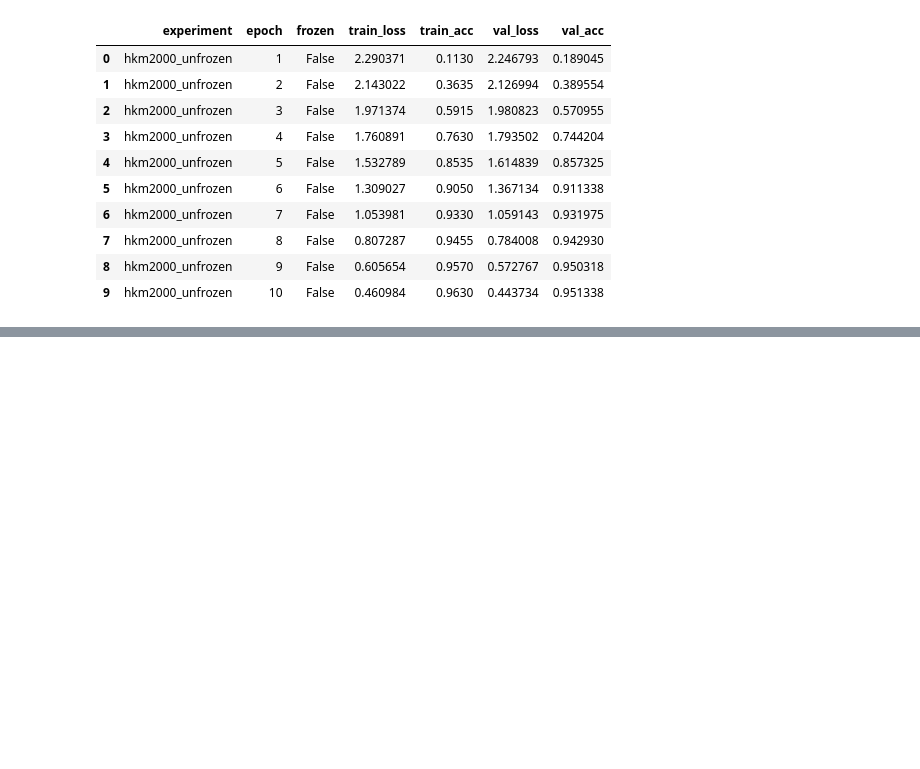
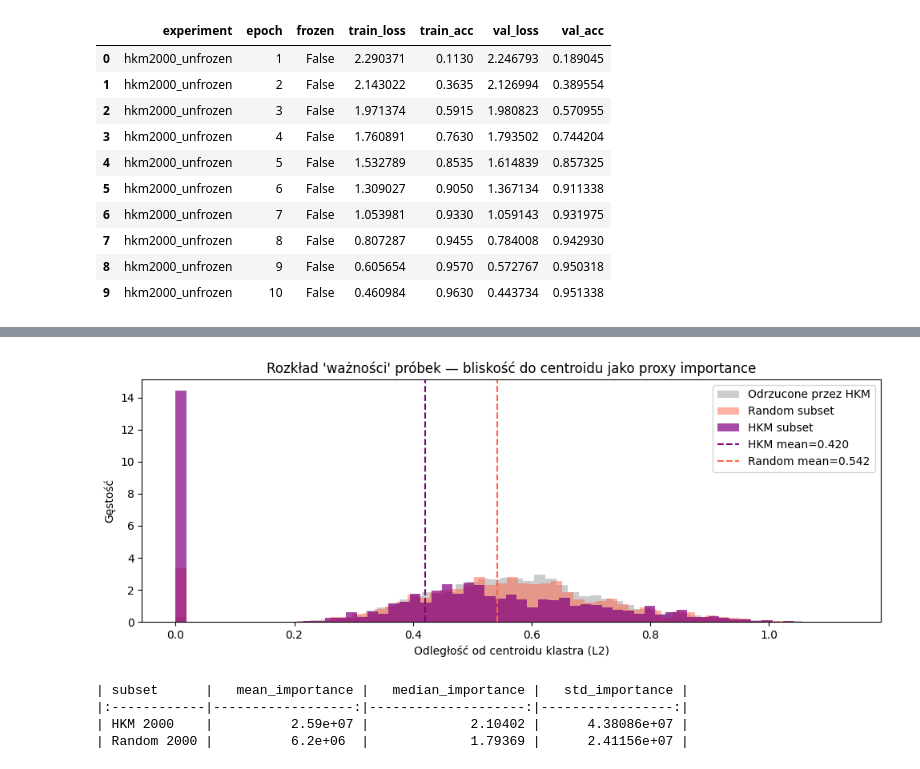
Before and after one commit to DaminikaDz/Data_Ranking_Training_Dynamics, a Jupyter notebook: src/colab.ipynb, the cells around one changed output, grey strips where cells are left out. Cells and saved outputs as stored; diff of their text form; code cells hidden in the pictures; blank space fills up the shorter version.

```diff
--- a/src/colab.ipynb
+++ b/src/colab.ipynb
@@ -340,0 +503,38 @@ new_result
+# %%
+random_dists = all_dists[random_indices]
+
+fig, ax = plt.subplots(figsize=(10, 4))
+
+ax.hist(other_dists,  bins=60, alpha=0.4, color="gray",   density=True, label="Odrzucone przez HKM")
+ax.hist(random_dists, bins=60, alpha=0.5, color="tomato", density=True, label="Random subset")
+ax.hist(hkm_dists,    bins=60, alpha=0.7, color="purple", density=True, label="HKM subset")
+
+ax.axvline(hkm_dists.mean(),    color="purple", linestyle="--", linewidth=1.5, label=f"HKM mean={hkm_dists.mean():.3f}")
+ax.axvline(random_dists.mean(), color="tomato", linestyle="--", linewidth=1.5, label=f"Random mean={random_dists.mean():.3f}")
+
+ax.set_xlabel("Odległość od centroidu klastra (L2)")
+ax.set_ylabel("Gęstość")
+ax.set_title("Rozkład 'ważności' próbek — bliskość do centroidu jako proxy importance")
+ax.legend()
+plt.tight_layout()
+plt.savefig("importance_distribution.png", dpi=150)
+plt.show()
+# %% [output]
+[figure, added]
+# %%
+importance_all    = 1.0 / (all_dists + 1e-8)
+importance_hkm    = importance_all[sampled_indices]
+importance_random = importance_all[random_indices]
+
+summary_importance = pd.DataFrame({
+    "subset":       ["HKM 2000",           "Random 2000"],
+    "mean_importance": [importance_hkm.mean(), importance_random.mean()],
+    "median_importance": [np.median(importance_hkm), np.median(importance_random)],
+    "std_importance":  [importance_hkm.std(),  importance_random.std()],
+})
+print(summary_importance.to_markdown(index=False))
+# %% [output]
+| subset      |   mean_importance |   median_importance |   std_importance |
+|:------------|------------------:|--------------------:|-----------------:|
+| HKM 2000    |          2.59e+07 |             2.10402 |      4.38086e+07 |
+| Random 2000 |          6.2e+06  |             1.79369 |      2.41156e+07 |
```
Also changed, not shown: parts of 19 cells of this notebook.
